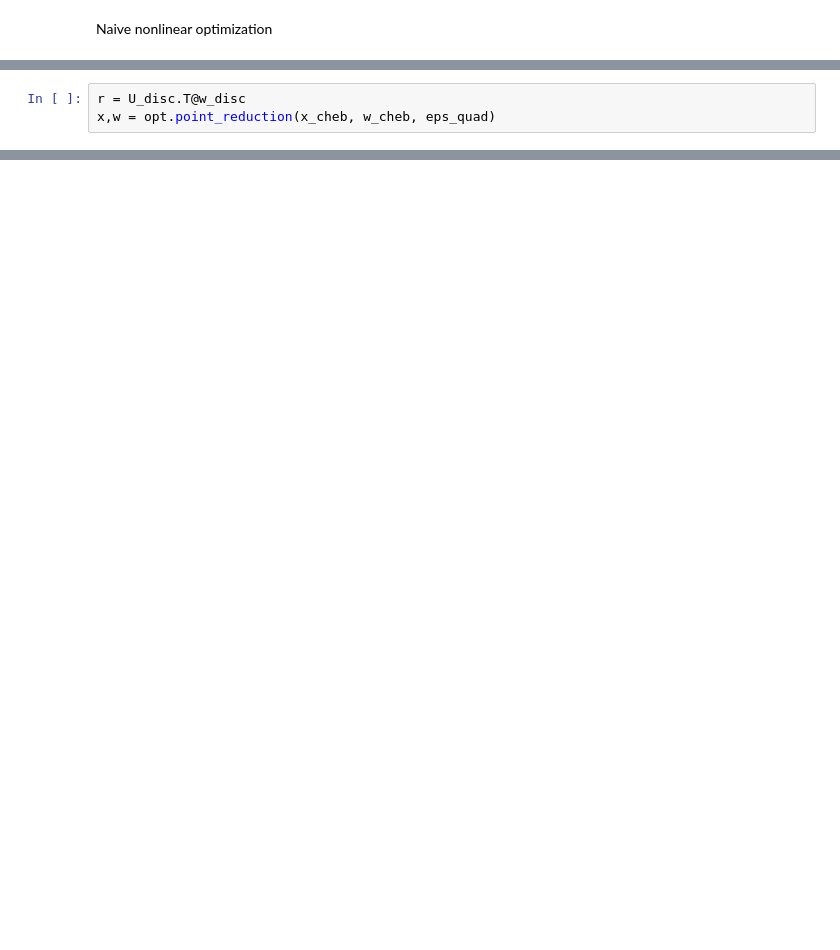
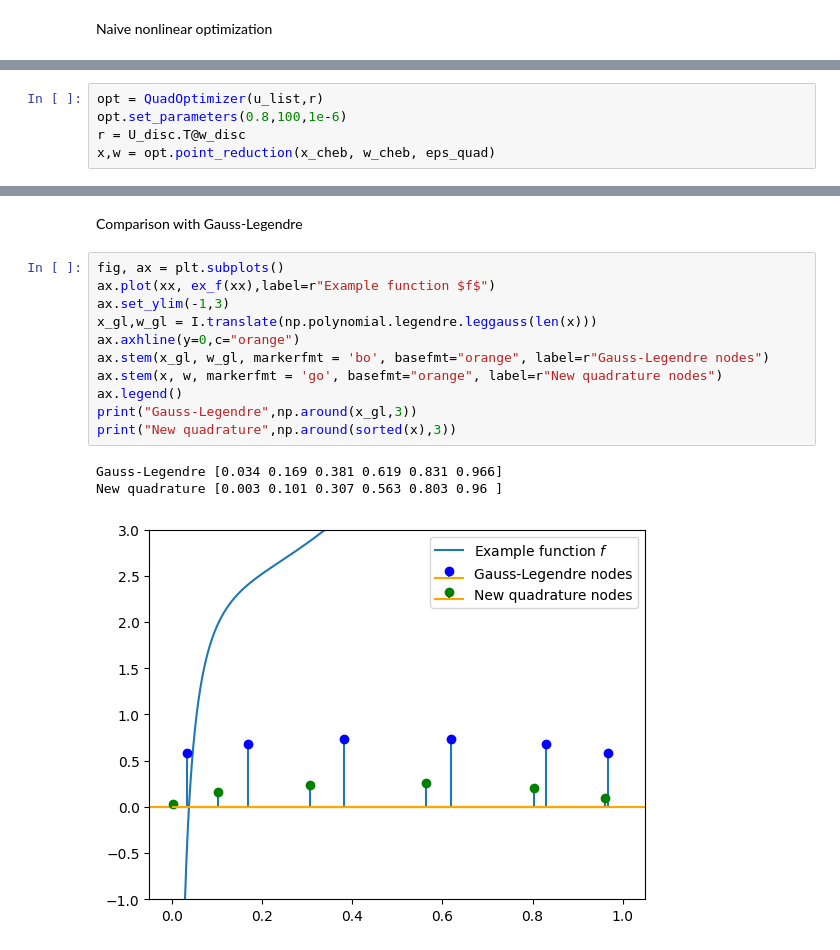
Before and after one commit to jakobtkn/ggqpy, a Jupyter notebook: example.ipynb, the cells around one changed output, grey strips where cells are left out. Cells and saved outputs as stored; diff of their text form; blank space fills up the shorter version.

```diff
--- a/example.ipynb
+++ b/example.ipynb
@@ -82,3 +82,5 @@ Naive error: 4.67562095707308e-8
 # %%
+opt = QuadOptimizer(u_list,r)
+opt.set_parameters(0.8,100,1e-6)
 r = U_disc.T@w_disc
 x,w = opt.point_reduction(x_cheb, w_cheb, eps_quad)
@@ -90,0 +107,17 @@ Absolute error: 5.48532619575326e-5
+# %% [markdown]
+Comparison with Gauss-Legendre
+# %%
+fig, ax = plt.subplots()
+ax.plot(xx, ex_f(xx),label=r"Example function $f$")
+ax.set_ylim(-1,3)
+x_gl,w_gl = I.translate(np.polynomial.legendre.leggauss(len(x)))
+ax.axhline(y=0,c="orange")
+ax.stem(x_gl, w_gl, markerfmt = 'bo', basefmt="orange", label=r"Gauss-Legendre nodes")
+ax.stem(x, w, markerfmt = 'go', basefmt="orange", label=r"New quadrature nodes")
+ax.legend()
+print("Gauss-Legendre",np.around(x_gl,3))
+print("New quadrature",np.around(sorted(x),3))
+# %% [output]
+Gauss-Legendre [0.034 0.169 0.381 0.619 0.831 0.966]
+New quadrature [0.003 0.101 0.307 0.563 0.803 0.96 ]
+[figure, added]
```
Also changed, not shown: parts of 10 cells of this notebook, 2 other files.
